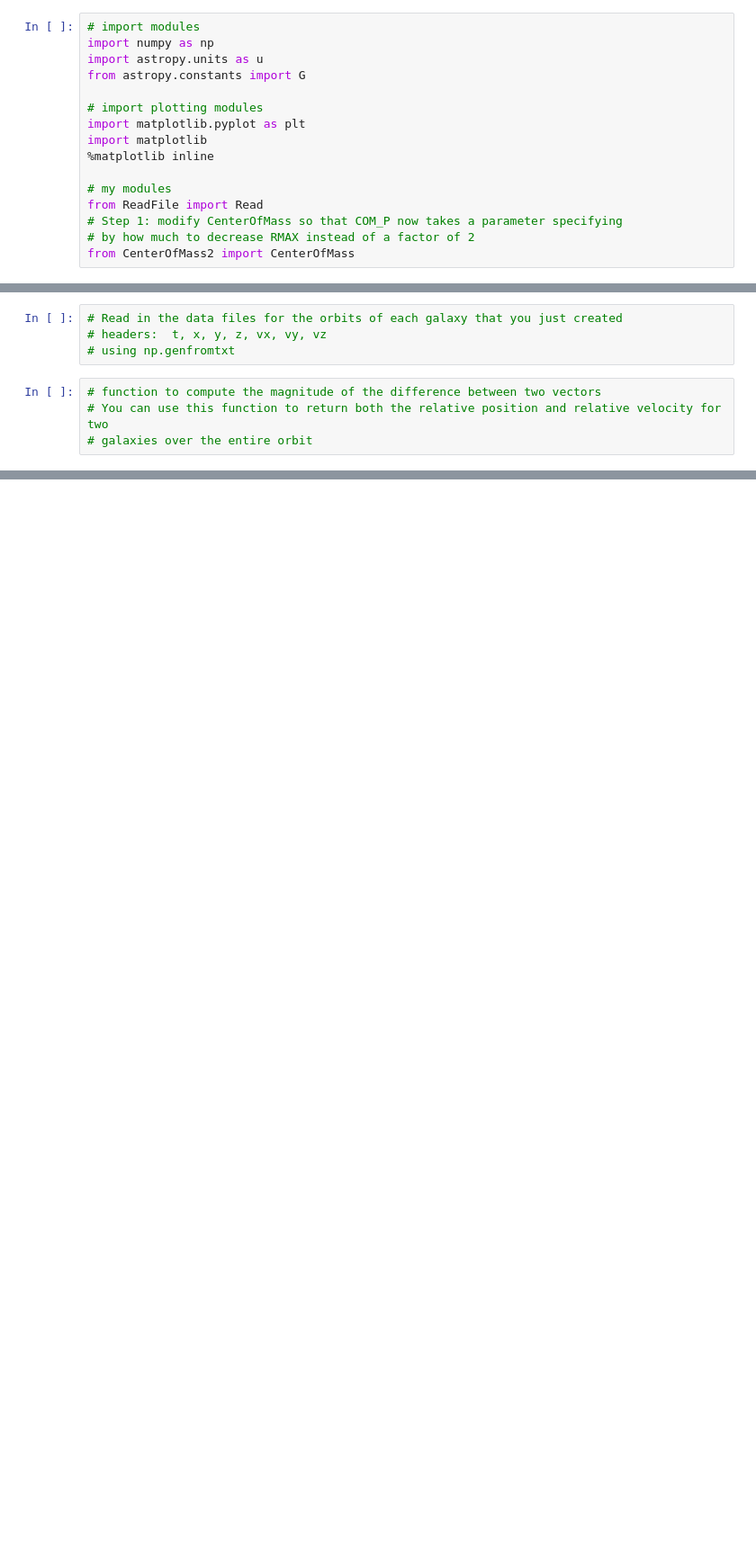
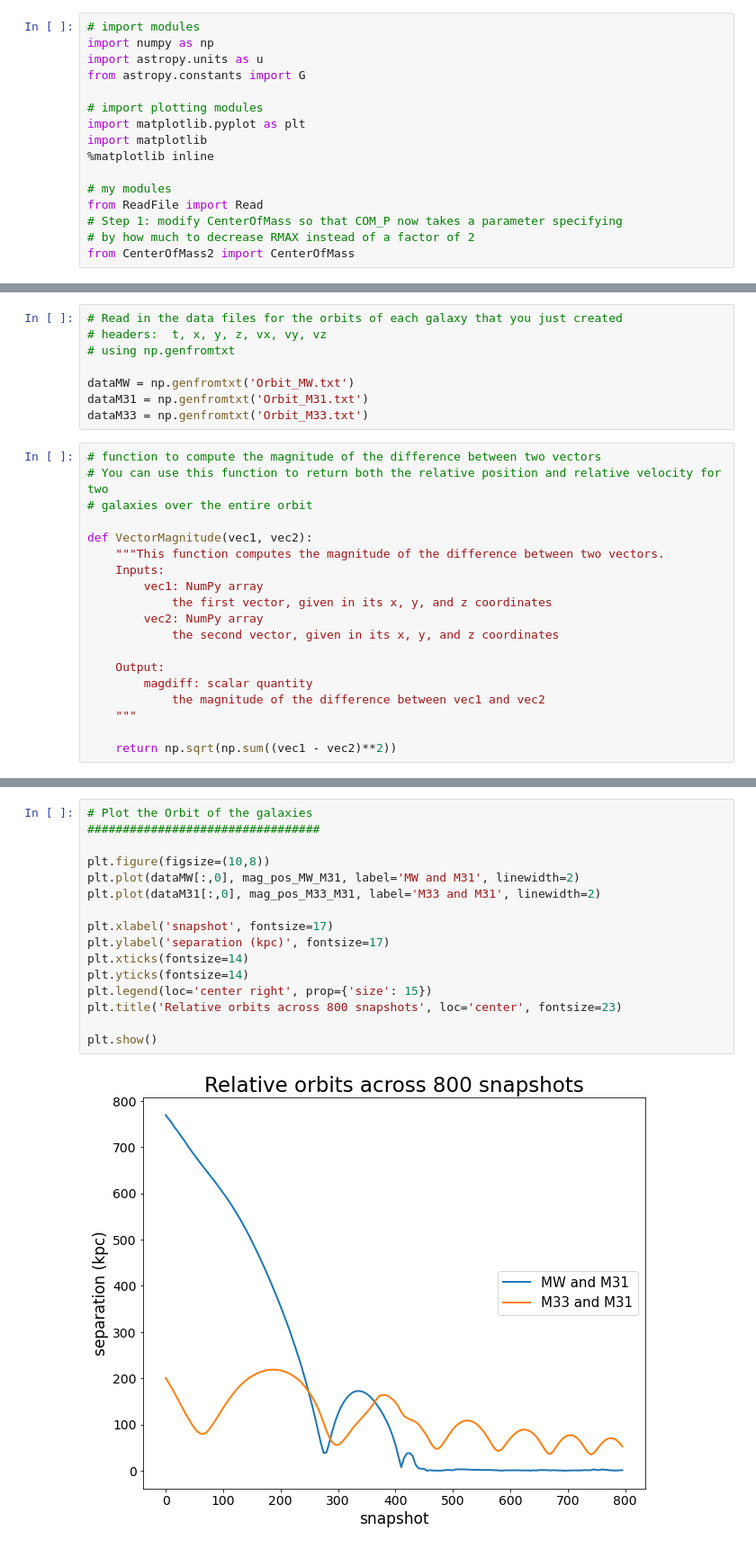
Before and after one commit to nguyenbinh1612/400B_2023_Nguyen, a Jupyter notebook: Homeworks/Homework6/OrbitCOM.ipynb, the cells around one changed output, grey strips where cells are left out. Shown at 90% size. Drawn from its saved outputs; the diff is of its cells as text; blank space fills up the shorter version.

```diff
--- a/Homeworks/Homework6/OrbitCOM.ipynb
+++ b/Homeworks/Homework6/OrbitCOM.ipynb
@@ -107,7 +93,26 @@ FileNotFoundError: [Errno 2] No such file or directory: 'MW_000.txt'
 # Read in the data files for the orbits of each galaxy that you just created
 # headers:  t, x, y, z, vx, vy, vz
 # using np.genfromtxt
+
+dataMW = np.genfromtxt('Orbit_MW.txt')
+dataM31 = np.genfromtxt('Orbit_M31.txt')
+dataM33 = np.genfromtxt('Orbit_M33.txt')
 # %%
 # function to compute the magnitude of the difference between two vectors
 # You can use this function to return both the relative position and relative velocity for two
 # galaxies over the entire orbit
+
+def VectorMagnitude(vec1, vec2):
+    """This function computes the magnitude of the difference between two vectors.
+    Inputs:
+        vec1: NumPy array
+            the first vector, given in its x, y, and z coordinates
+        vec2: NumPy array
+            the second vector, given in its x, y, and z coordinates
+
+    Output:
+        magdiff: scalar quantity
+            the magnitude of the difference between vec1 and vec2
+    """
+
+    return np.sqrt(np.sum((vec1 - vec2)**2))
@@ -125,0 +151,18 @@ FileNotFoundError: [Errno 2] No such file or directory: 'MW_000.txt'
+# %%
+# Plot the Orbit of the galaxies
+#################################
+
+plt.figure(figsize=(10,8))
+plt.plot(dataMW[:,0], mag_pos_MW_M31, label='MW and M31', linewidth=2)
+plt.plot(dataM31[:,0], mag_pos_M33_M31, label='M33 and M31', linewidth=2)
+
+plt.xlabel('snapshot', fontsize=17)
+plt.ylabel('separation (kpc)', fontsize=17)
+plt.xticks(fontsize=14)
+plt.yticks(fontsize=14)
+plt.legend(loc='center right', prop={'size': 15})
+plt.title('Relative orbits across 800 snapshots', loc='center', fontsize=23)
+
+plt.show()
+# %% [output]
+[figure, added]
```
Also changed, not shown: parts of 10 cells of this notebook, 3 other files.
